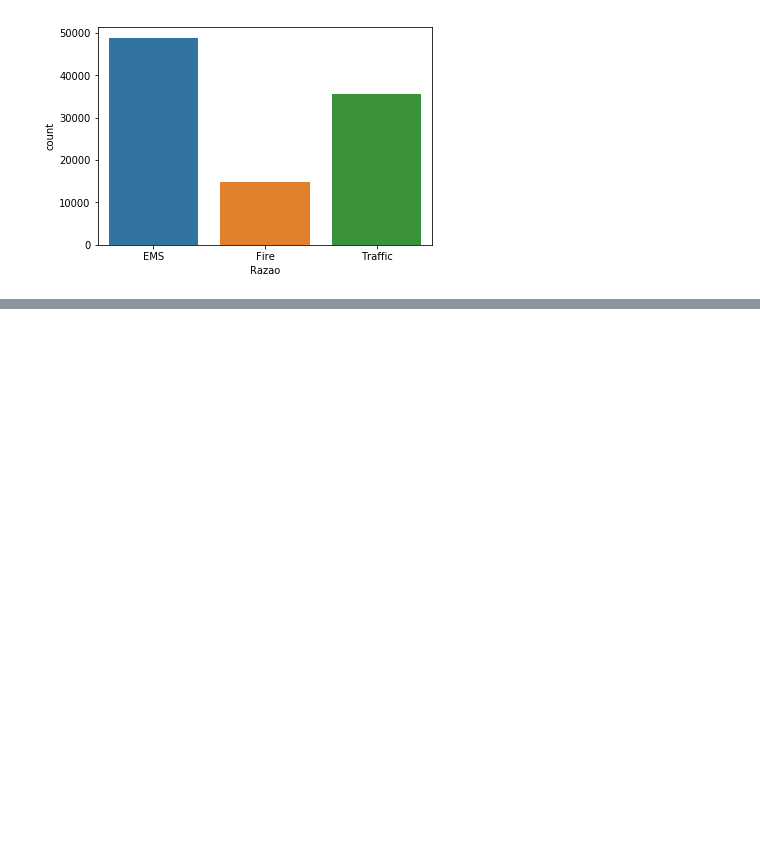
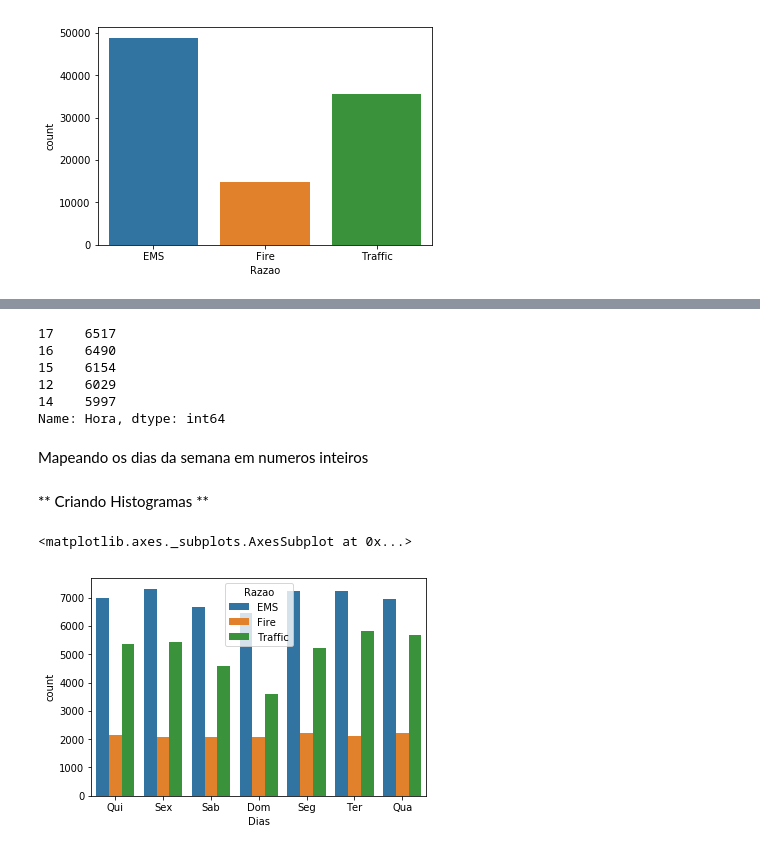
Before and after one commit to FelipeEnne/Analise-de-Dados-ML, a Jupyter notebook: Analise de dados.ipynb, the cells around one changed output, grey strips where cells are left out. Cells and saved outputs as stored; diff of their text form; code cells hidden in the pictures; blank space fills up the shorter version.

```diff
--- a/Analise de dados.ipynb
+++ b/Analise de dados.ipynb
@@ -106,0 +113,2 @@ sns.countplot(x='Razao',data=df)
+# %%
+df['timeStamp'] = pd.to_datetime(df['timeStamp'])
@@ -106,0 +119,4 @@ sns.countplot(x='Razao',data=df)
+# %%
+df['Hora'] = df['timeStamp'].apply(lambda time: time.hour)
+df['Mes'] = df['timeStamp'].apply(lambda time: time.month)
+df['Dias'] = df['timeStamp'].apply(lambda time: time.dayofweek)
@@ -106,0 +149,22 @@ sns.countplot(x='Razao',data=df)
+# %%
+df['Hora'].value_counts().head(5)
+# %% [output]
+17    6517
+16    6490
+15    6154
+12    6029
+14    5997
+Name: Hora, dtype: int64
+# %% [markdown]
+Mapeando os dias da semana em numeros inteiros
+# %%
+dmap = {0:'Seg',1:'Ter',2:'Qua',3:'Qui',4:'Sex',5:'Sab',6:'Dom'}
+# %%
+df['Dias'] = df['Dias'].map(dmap)
+# %% [markdown]
+** Criando Histogramas **
+# %%
+sns.countplot(x='Dias',data=df,hue='Razao')
+# %% [output]
+<matplotlib.axes._subplots.AxesSubplot at 0x...>
+[figure, added]
```
Also changed, not shown: parts of 8 cells of this notebook, 1 other file.
